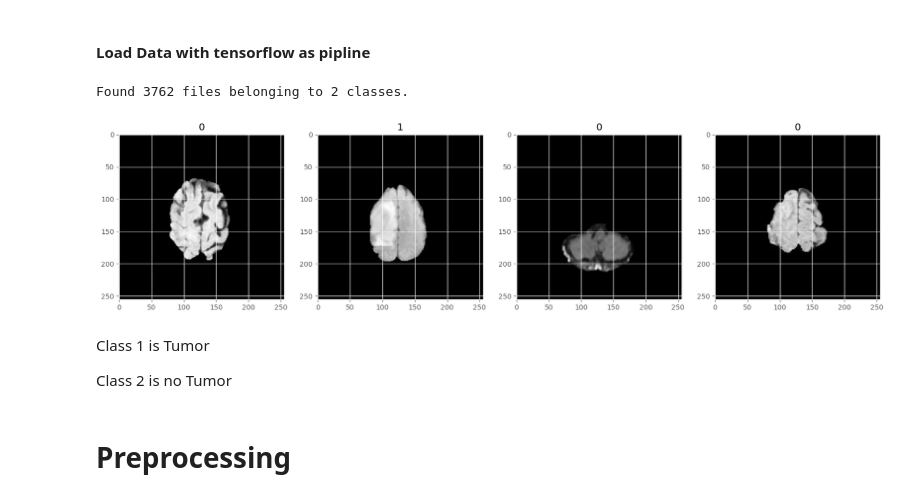
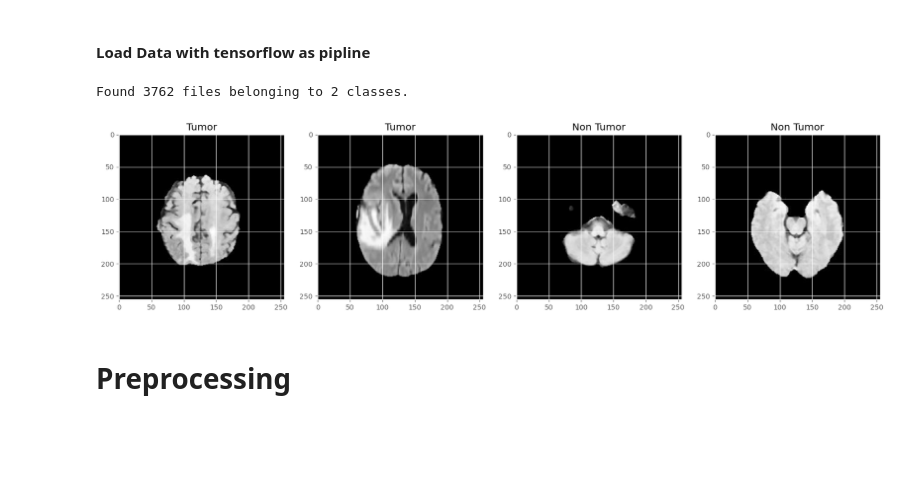
Before and after one commit to grahanoi/classifier_brain_tumor, a Jupyter notebook: main.ipynb, the cells around one changed output. Saved outputs shown, nothing was run; the diff lists cells and outputs as text; code cells hidden in the pictures; blank space fills up the shorter version.

```diff
--- a/main.ipynb
+++ b/main.ipynb
@@ -78,31 +78,26 @@ Number of images in non_tumor folder: 2079
 # %%
 # building data pipeline
 data = tf.keras.utils.image_dataset_from_directory('data/labeled')
 
 
 # create a data iterator
 data_iterator = data.as_numpy_iterator()
 
 # creat a batch
 batch = data_iterator.next()
 
 # images represented as numpy arrays
 batch[0].shape
 
-batch[1]
-
 # plot the batch to see which class belongs to which image
 fig, ax = plt.subplots(ncols=4, figsize=(20, 20))
 for idx, img in enumerate(batch[0][:4]):
     ax[idx].imshow(img.astype(int))
-    ax[idx].title.set_text(batch[1][idx])
+    # set the title of the image with tumor or non_tumor
+    ax[idx].title.set_text('Tumor' if batch[1][idx] == 1 else 'Non Tumor')
 # %% [output]
 Found 3762 files belonging to 2 classes.
-[figure, old version]
+[figure, new version]
-# %% [markdown]
- Class 1 is Tumor
-
- Class 2 is no Tumor
 # %% [markdown]
 # Preprocessing
 # %%
```
Also changed, not shown: parts of 6 cells of this notebook.
